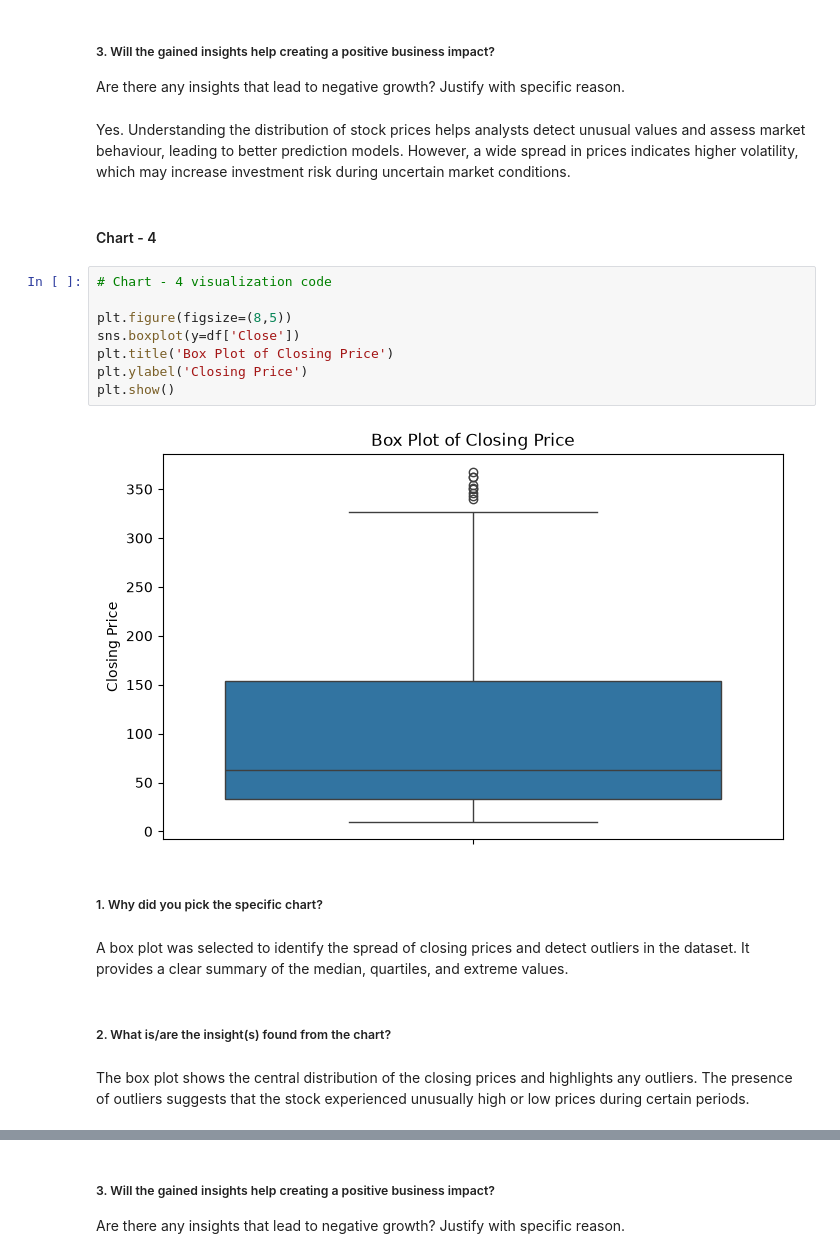
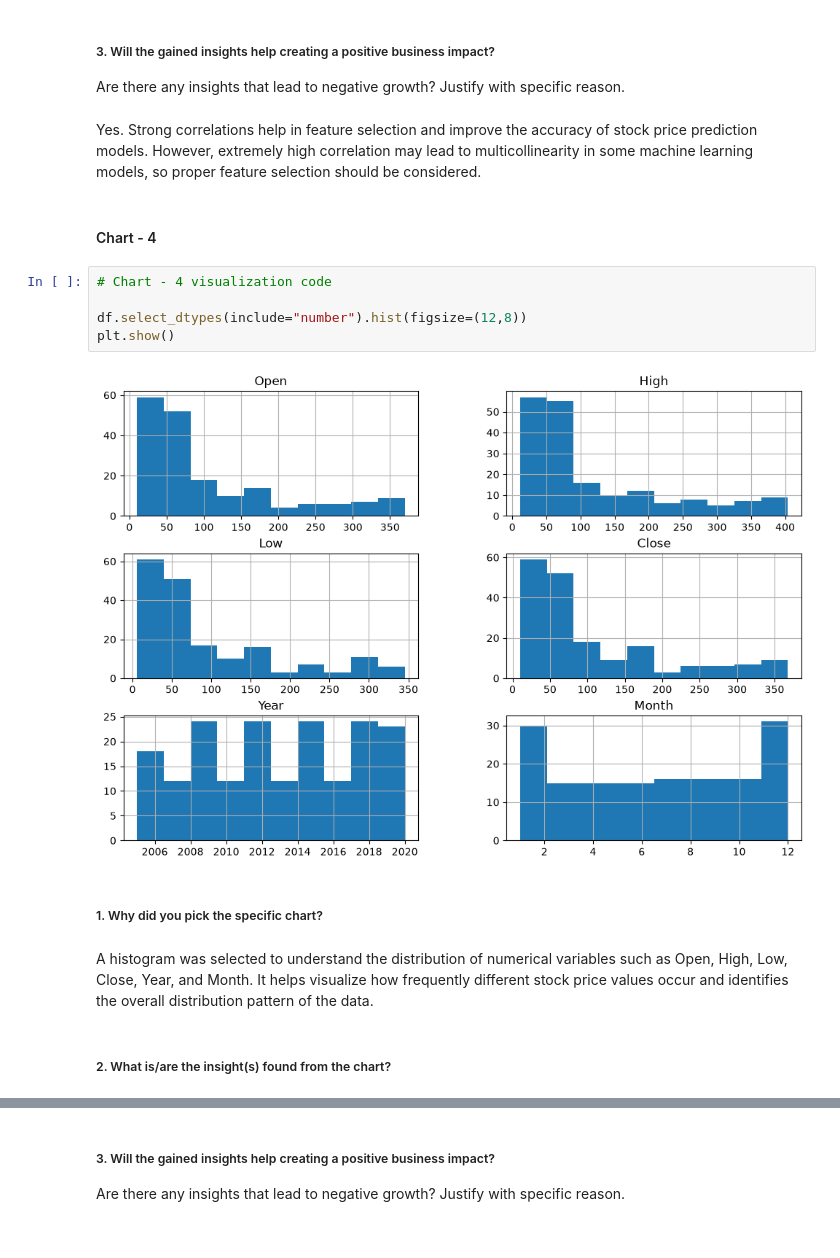
Before and after one commit to tanimnaha/YesBank-Stock-Price-Prediction, a Jupyter notebook: YesBank_EDA_Tanim.ipynb, the cells around one changed output, grey strips where cells are left out. Drawn from its saved outputs; the diff is of its cells as text.

```diff
--- a/YesBank_EDA_Tanim.ipynb
+++ b/YesBank_EDA_Tanim.ipynb
@@ -644,25 +380,20 @@ The histogram shows the frequency distribution of the closing prices. Most stock
 # %% [markdown]
 ##### 3. Will the gained insights help creating a positive business impact?
 Are there any insights that lead to negative growth? Justify with specific reason.
-# %% [markdown]
-Yes. Understanding the distribution of stock prices helps analysts detect unusual values and assess market behaviour, leading to better prediction models. However, a wide spread in prices indicates higher volatility, which may increase investment risk during uncertain market conditions.
+# %% [markdown]
+Yes. Strong correlations help in feature selection and improve the accuracy of stock price prediction models. However, extremely high correlation may lead to multicollinearity in some machine learning models, so proper feature selection should be considered.
 # %% [markdown]
 #### Chart - 4
-# %%
-# Chart - 4 visualization code
-
-plt.figure(figsize=(8,5))
-sns.boxplot(y=df['Close'])
-plt.title('Box Plot of Closing Price')
-plt.ylabel('Closing Price')
-plt.show()
-# %% [output]
-[figure, removed]
+# %%
+# Chart - 4 visualization code
+
+df.select_dtypes(include="number").hist(figsize=(12,8))
+plt.show()
+# %% [output]
+[figure, added]
 # %% [markdown]
 ##### 1. Why did you pick the specific chart?
-# %% [markdown]
-A box plot was selected to identify the spread of closing prices and detect outliers in the dataset. It provides a clear summary of the median, quartiles, and extreme values.
+# %% [markdown]
+A histogram was selected to understand the distribution of numerical variables such as Open, High, Low, Close, Year, and Month. It helps visualize how frequently different stock price values occur and identifies the overall distribution pattern of the data.
 # %% [markdown]
 ##### 2. What is/are the insight(s) found from the chart?
-# %% [markdown]
-The box plot shows the central distribution of the closing prices and highlights any outliers. The presence of outliers suggests that the stock experienced unusually high or low prices during certain periods.
```
Also changed, not shown: parts of 65 cells of this notebook.
